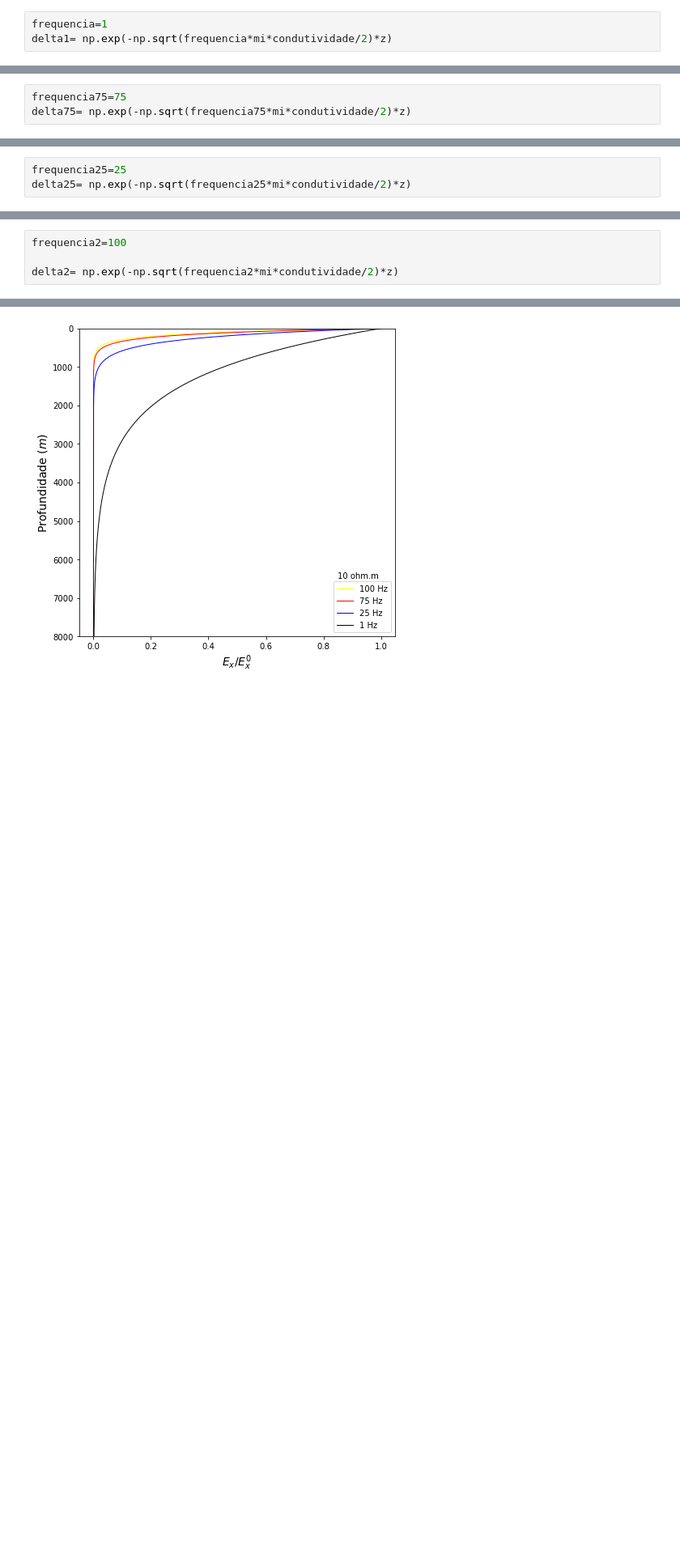
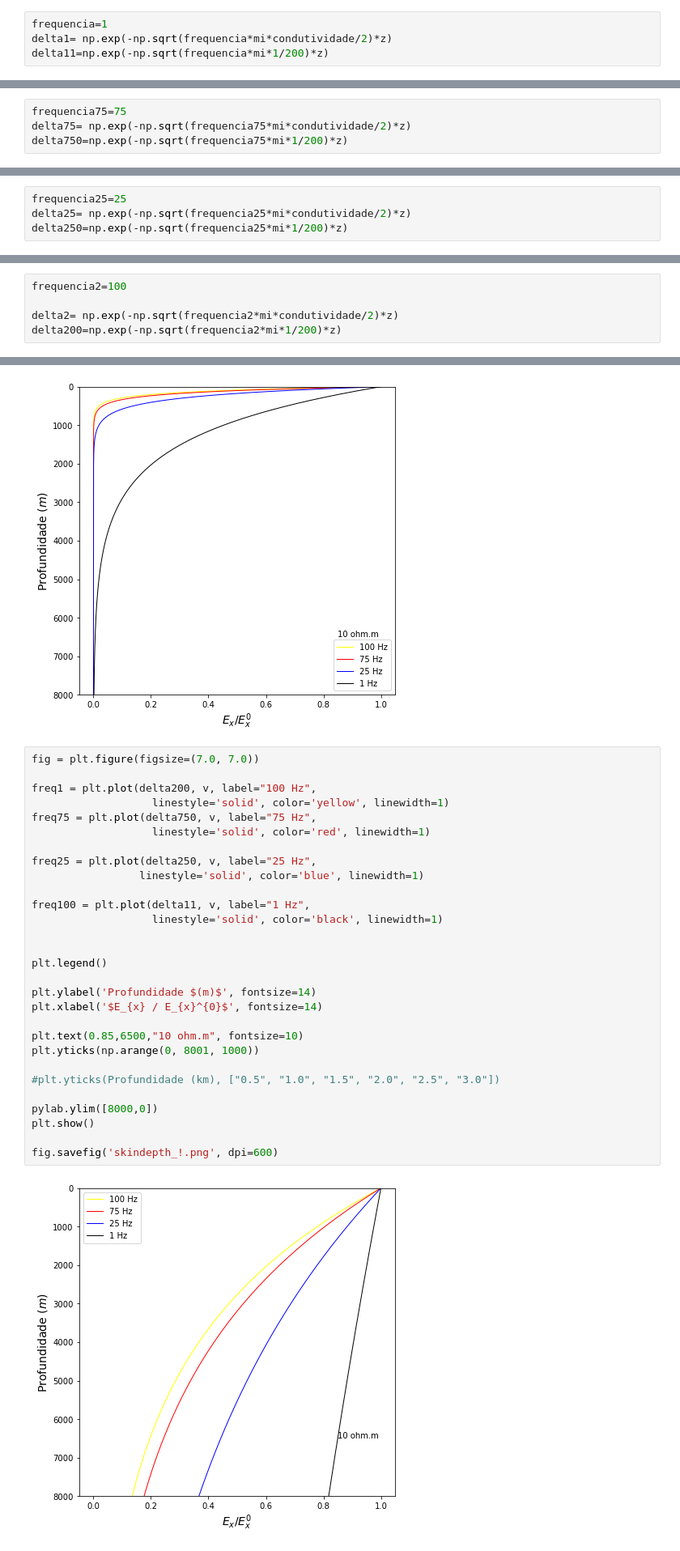
Before and after one commit to arturbenevides/MSc_Geophysics, a Jupyter notebook: Simulações Computacionais/Skin Depth.ipynb, the cells around one changed output, grey strips where cells are left out. Shown at 81% size. Drawn from its saved outputs; the diff is of its cells as text; blank space fills up the shorter version.

```diff
--- a/Simulações Computacionais/Skin Depth.ipynb
+++ b/Simulações Computacionais/Skin Depth.ipynb
@@ -62,22 +62,26 @@ condutividade=1/10 # Inverso da resistividade
 # %%
 frequencia=1
 delta1= np.exp(-np.sqrt(frequencia*mi*condutividade/2)*z)
+delta11=np.exp(-np.sqrt(frequencia*mi*1/200)*z)
 # %% [markdown]
 ### Frequêcia = 75 Hz
 # %%
 frequencia75=75
 delta75= np.exp(-np.sqrt(frequencia75*mi*condutividade/2)*z)
+delta750=np.exp(-np.sqrt(frequencia75*mi*1/200)*z)
 # %% [markdown]
 ### Frequêcia = 25 Hz
 # %%
 frequencia25=25
 delta25= np.exp(-np.sqrt(frequencia25*mi*condutividade/2)*z)
+delta250=np.exp(-np.sqrt(frequencia25*mi*1/200)*z)
 # %% [markdown]
 ### Frequêcia = 100 Hz
 # %%
 frequencia2=100
 
 delta2= np.exp(-np.sqrt(frequencia2*mi*condutividade/2)*z)
+delta200=np.exp(-np.sqrt(frequencia2*mi*1/200)*z)
 # %%
 fig = plt.figure(figsize=(7.0, 7.0))
 
@@ -109,6 +113,37 @@ plt.show()
 fig.savefig('skindepth.png', dpi=600)
 # %% [output]
 [figure]
+# %%
+fig = plt.figure(figsize=(7.0, 7.0))
+
+freq1 = plt.plot(delta200, v, label="100 Hz",
+                   linestyle='solid', color='yellow', linewidth=1)
+freq75 = plt.plot(delta750, v, label="75 Hz",
+                   linestyle='solid', color='red', linewidth=1)
+
+freq25 = plt.plot(delta250, v, label="25 Hz",
+                 linestyle='solid', color='blue', linewidth=1)
+
+freq100 = plt.plot(delta11, v, label="1 Hz",
+                   linestyle='solid', color='black', linewidth=1)
+
+
+plt.legend()
+
+plt.ylabel('Profundidade $(m)$', fontsize=14)
+plt.xlabel('$E_{x} / E_{x}^{0}$', fontsize=14)
+
+plt.text(0.85,6500,"10 ohm.m", fontsize=10)
+plt.yticks(np.arange(0, 8001, 1000))
+
+#plt.yticks(Profundidade (km), ["0.5", "1.0", "1.5", "2.0", "2.5", "3.0"])
+
+pylab.ylim([8000,0])
+plt.show()
+
+fig.savefig('skindepth_!.png', dpi=600)
+# %% [output]
+[figure, added]
 # %% [markdown]
 # Estimativa da profundidade de inverstigação para bacia do Iguatu
 # %% [markdown]
```
Also changed, not shown: parts of 1 cell of this notebook, 3 other files.
